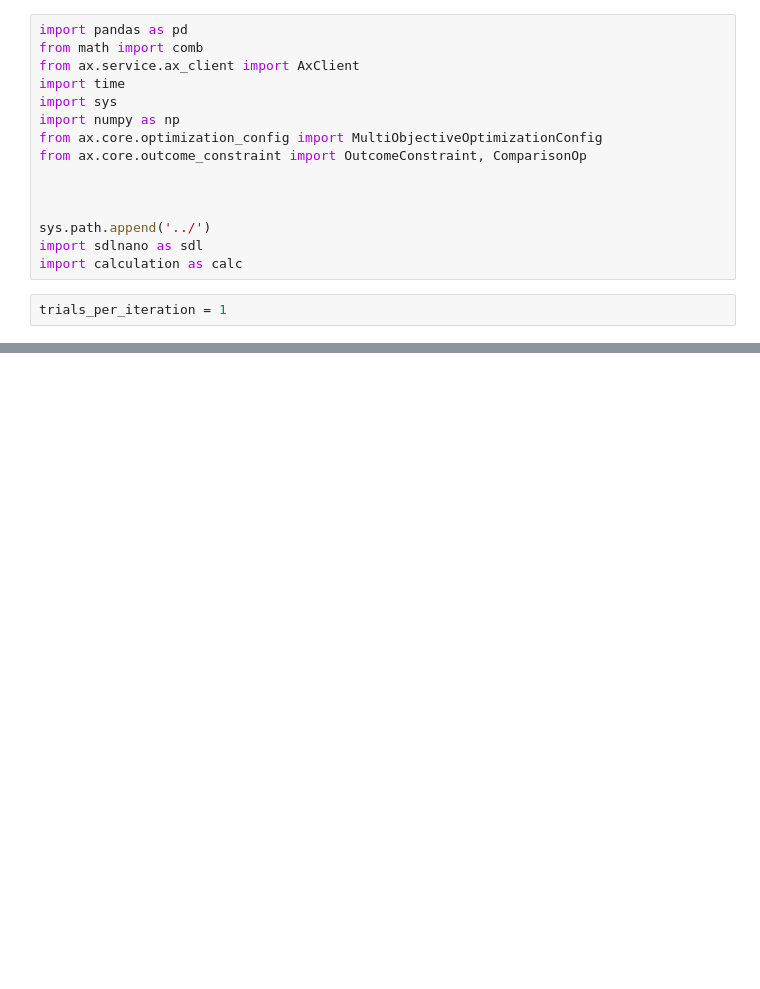
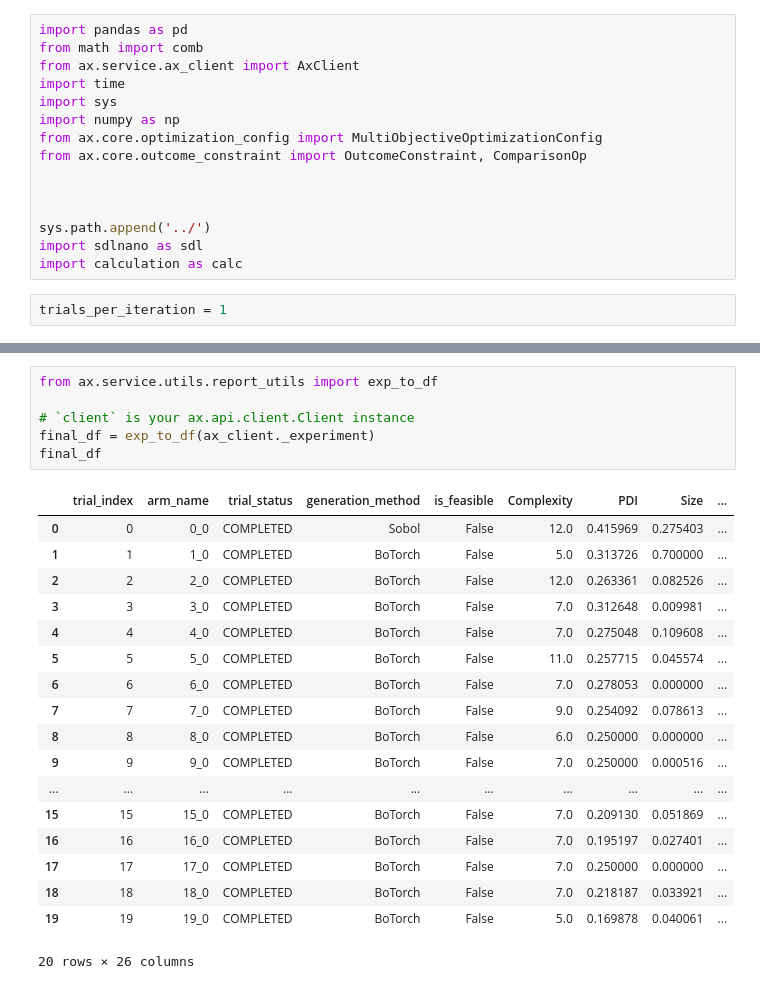
Before and after one commit to ZeqingBao/SDL5_Nano, a Jupyter notebook: 0_helper_functions/helper_function_test/helper_function_test.ipynb, the cells around one changed output, grey strips where cells are left out. Cells and saved outputs as stored; diff of their text form; blank space fills up the shorter version.

```diff
--- a/0_helper_functions/helper_function_test/helper_function_test.ipynb
+++ b/0_helper_functions/helper_function_test/helper_function_test.ipynb
@@ -106 +110,26 @@ AttributeError: 'Client' object has no attribute 'experiment'
+# %%
+from ax.service.utils.report_utils import exp_to_df
+
+# `client` is your ax.api.client.Client instance
+final_df = exp_to_df(ax_client._experiment)
+final_df
+# %% [output]
+|  | trial_index | arm_name | trial_status | generation_method | is_feasible | Complexity | PDI | Size | ... |
+| 0 | 0 | 0_0 | COMPLETED | Sobol | False | 12.0 | 0.415969 | 0.275403 | ... |
+| 1 | 1 | 1_0 | COMPLETED | BoTorch | False | 5.0 | 0.313726 | 0.700000 | ... |
+| 2 | 2 | 2_0 | COMPLETED | BoTorch | False | 12.0 | 0.263361 | 0.082526 | ... |
+| 3 | 3 | 3_0 | COMPLETED | BoTorch | False | 7.0 | 0.312648 | 0.009981 | ... |
+| 4 | 4 | 4_0 | COMPLETED | BoTorch | False | 7.0 | 0.275048 | 0.109608 | ... |
+| 5 | 5 | 5_0 | COMPLETED | BoTorch | False | 11.0 | 0.257715 | 0.045574 | ... |
+| 6 | 6 | 6_0 | COMPLETED | BoTorch | False | 7.0 | 0.278053 | 0.000000 | ... |
+| 7 | 7 | 7_0 | COMPLETED | BoTorch | False | 9.0 | 0.254092 | 0.078613 | ... |
+| 8 | 8 | 8_0 | COMPLETED | BoTorch | False | 6.0 | 0.250000 | 0.000000 | ... |
+| 9 | 9 | 9_0 | COMPLETED | BoTorch | False | 7.0 | 0.250000 | 0.000516 | ... |
+| ... | ... | ... | ... | ... | ... | ... | ... | ... | ... |
+| 15 | 15 | 15_0 | COMPLETED | BoTorch | False | 7.0 | 0.209130 | 0.051869 | ... |
+| 16 | 16 | 16_0 | COMPLETED | BoTorch | False | 7.0 | 0.195197 | 0.027401 | ... |
+| 17 | 17 | 17_0 | COMPLETED | BoTorch | False | 7.0 | 0.250000 | 0.000000 | ... |
+| 18 | 18 | 18_0 | COMPLETED | BoTorch | False | 7.0 | 0.218187 | 0.033921 | ... |
+| 19 | 19 | 19_0 | COMPLETED | BoTorch | False | 5.0 | 0.169878 | 0.040061 | ... |
+20 rows × 26 columns
 # %%
```
Also changed, not shown: parts of 5 cells of this notebook, 41 other files.
